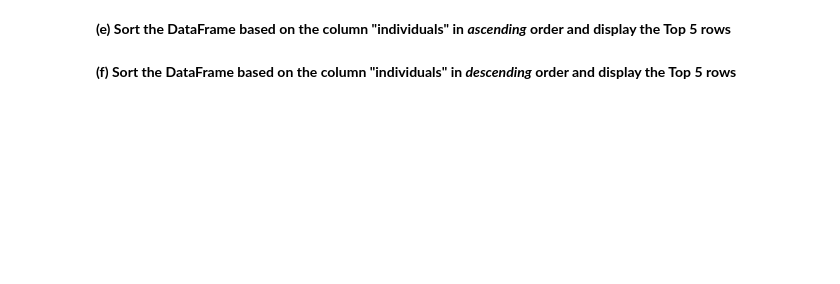
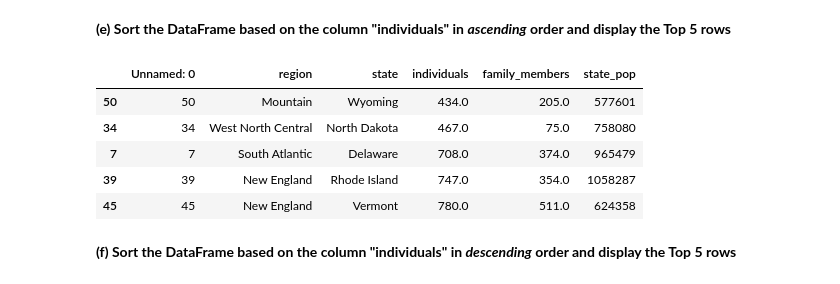
Before and after one commit to wongwenbing/Y2S2, a Jupyter notebook: Using Pandas (PDS)/Lab_05_Q12_to_Q15_StudentCopy.ipynb, the cells around one changed output. Cells and saved outputs as stored; diff of their text form; code cells hidden in the pictures; blank space fills up the shorter version.

```diff
--- a/Using Pandas (PDS)/Lab_05_Q12_to_Q15_StudentCopy.ipynb
+++ b/Using Pandas (PDS)/Lab_05_Q12_to_Q15_StudentCopy.ipynb
@@ -42,6 +114,14 @@ import pandas as pd
 **(e) Sort the DataFrame based on the column "individuals" in _ascending_ order and display the Top 5 rows**
 # %%
 # Type your Q12(e) answer here
+homelessness.sort_values("individuals").head()
+# %% [output]
+|  | Unnamed: 0 | region | state | individuals | family_members | state_pop |
+| 50 | 50 | Mountain | Wyoming | 434.0 | 205.0 | 577601 |
+| 34 | 34 | West North Central | North Dakota | 467.0 | 75.0 | 758080 |
+| 7 | 7 | South Atlantic | Delaware | 708.0 | 374.0 | 965479 |
+| 39 | 39 | New England | Rhode Island | 747.0 | 354.0 | 1058287 |
+| 45 | 45 | New England | Vermont | 780.0 | 511.0 | 624358 |
 # %% [markdown]
 **(f) Sort the DataFrame based on the column "individuals" in _descending_ order and display the Top 5 rows**
 # %%
```
Also changed, not shown: parts of 14 cells of this notebook, 2 other files.
